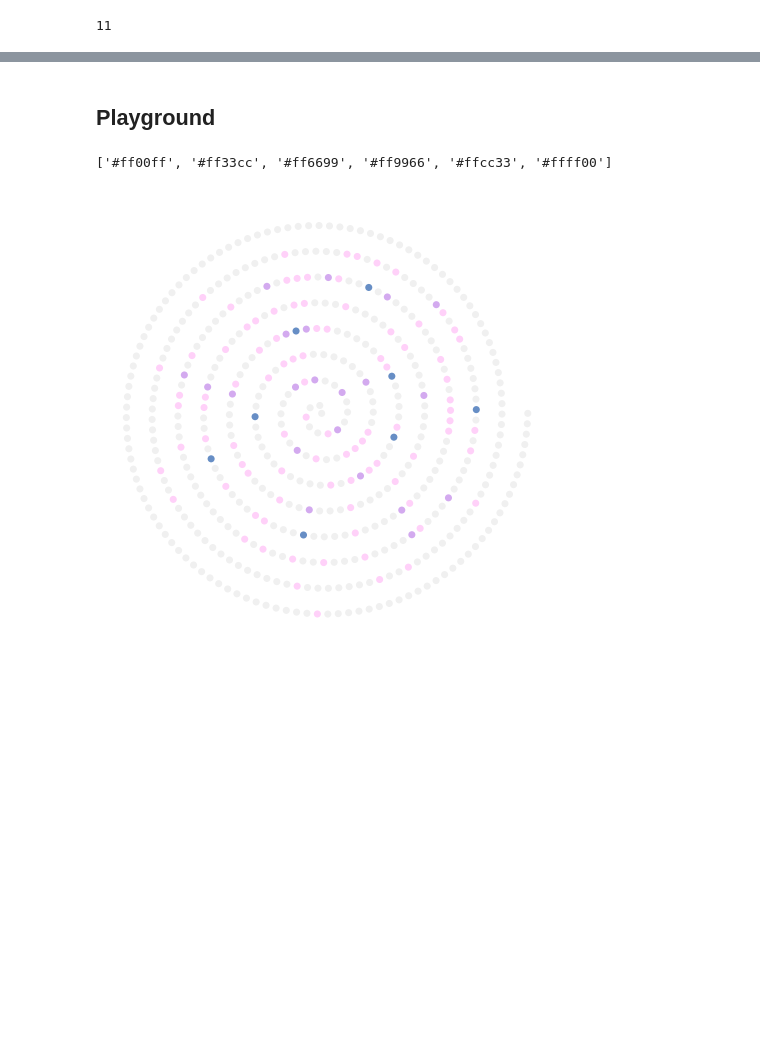
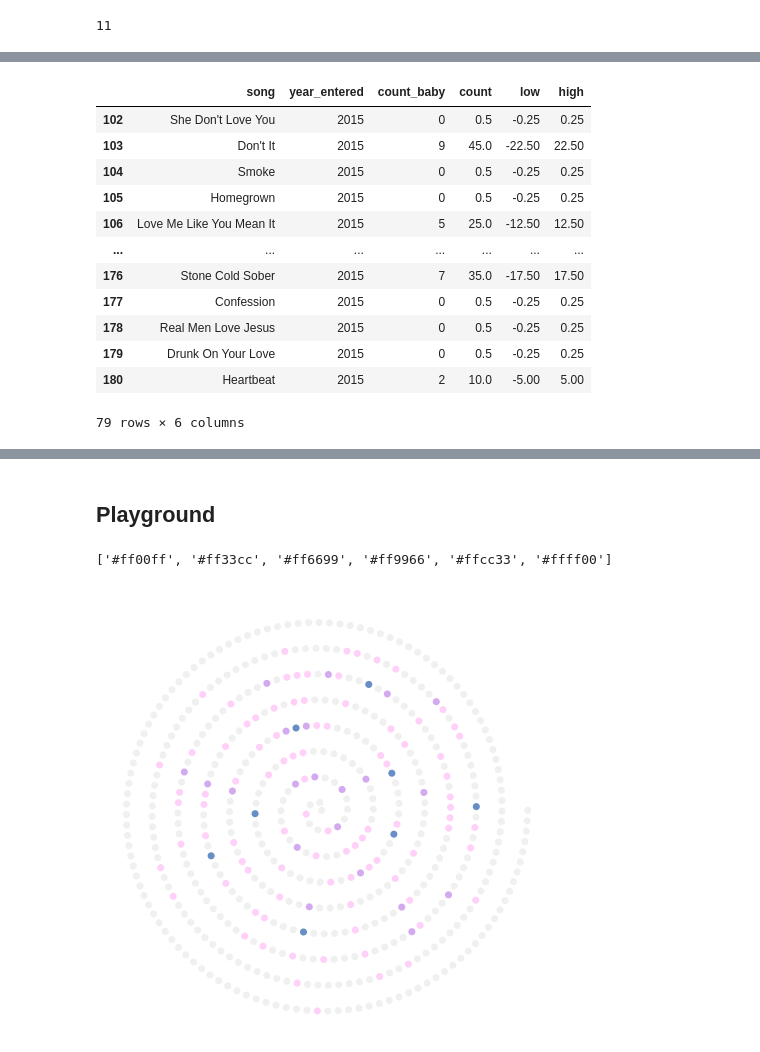
Before and after one commit to Lisa-Ho/small-data-projects, a Jupyter notebook: 2026/2609-country-songs/country-songs.ipynb, the cells around one changed output, grey strips where cells are left out. Drawn from its saved outputs; the diff is of its cells as text; code cells hidden in the pictures; blank space fills up the shorter version.

```diff
--- a/2026/2609-country-songs/country-songs.ipynb
+++ b/2026/2609-country-songs/country-songs.ipynb
@@ -335,0 +269,16 @@ plt.show()
+# %%
+data[data["year_entered"] == 2015]
+# %% [output]
+|  | song | year_entered | count_baby | count | low | high |
+| 102 | She Don't Love You | 2015 | 0 | 0.5 | -0.25 | 0.25 |
+| 103 | Don't It | 2015 | 9 | 45.0 | -22.50 | 22.50 |
+| 104 | Smoke | 2015 | 0 | 0.5 | -0.25 | 0.25 |
+| 105 | Homegrown | 2015 | 0 | 0.5 | -0.25 | 0.25 |
+| 106 | Love Me Like You Mean It | 2015 | 5 | 25.0 | -12.50 | 12.50 |
+| ... | ... | ... | ... | ... | ... | ... |
+| 176 | Stone Cold Sober | 2015 | 7 | 35.0 | -17.50 | 17.50 |
+| 177 | Confession | 2015 | 0 | 0.5 | -0.25 | 0.25 |
+| 178 | Real Men Love Jesus | 2015 | 0 | 0.5 | -0.25 | 0.25 |
+| 179 | Drunk On Your Love | 2015 | 0 | 0.5 | -0.25 | 0.25 |
+| 180 | Heartbeat | 2015 | 2 | 10.0 | -5.00 | 5.00 |
+79 rows × 6 columns
```
Also changed, not shown: parts of 13 cells of this notebook.
